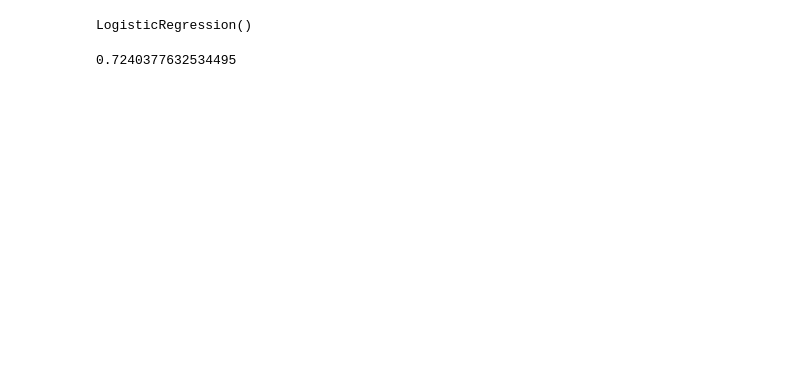
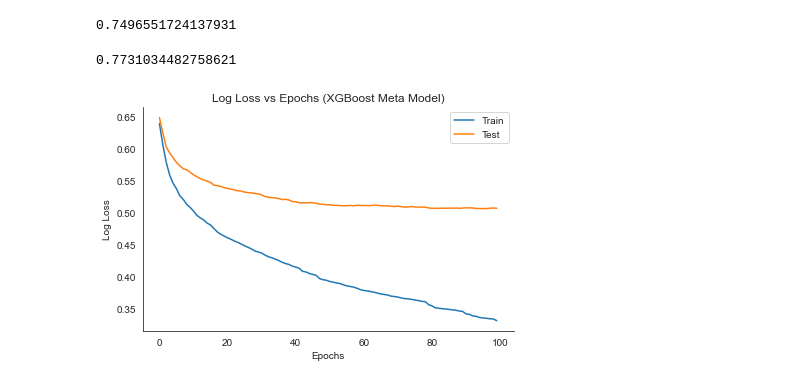
Before and after one commit to adithyabsk/bird_audio, a Jupyter notebook: notebooks/4.0-ab-metadata-model.ipynb, the cells around one changed output. Saved outputs shown, nothing was run; the diff lists cells and outputs as text; code cells hidden in the pictures; blank space fills up the shorter version.

```diff
--- a/notebooks/4.0-ab-metadata-model.ipynb
+++ b/notebooks/4.0-ab-metadata-model.ipynb
@@ -82,0 +58,8 @@ feature_mapper = DataFrameMapper(
+# %%
+# Set up date and time columns
+svc_df.date = pd.to_datetime(svc_df.date, format="%Y-%m-%d", errors="coerce")
+svc_df.time = pd.to_datetime(svc_df.time, format="%H:%M", errors="coerce")
+svc_df["month"] = svc_df.date.dt.month
+svc_df["day"] = svc_df.date.dt.day
+svc_df["hour"] = svc_df.time.dt.hour
+svc_df["minute"] = svc_df.time.dt.minute
@@ -83,5 +146,5 @@ feature_mapper = DataFrameMapper(
 # %%
-X_feat_df = feature_mapper.fit_transform(X_df)
+X_feat_df = feature_mapper.fit_transform(X_df, y_df["pred"])
 X_train, X_test = (
     X_feat_df[X_feat_df.id.isin(train_ids)].drop(columns=["id"]),
     X_feat_df[X_feat_df.id.isin(test_ids)].drop(columns=["id"]),
@@ -93,9 +173,39 @@ y_train, y_test = (
 # %%
 lr = LogisticRegression()
 lr.fit(X_train, y_train)
+
+print(lr.score(X_test, y_test))
 # %% [output]
-LogisticRegression()
+0.7496551724137931
-# %%
-print(lr.score(X_test, y_test))
-# %% [output]
-0.7240377632534495
+# %%
+xgb_clf = xgb.XGBClassifier()
+eval_set = [(X_train, y_train), (X_test, y_test)]
+xgb_clf.fit(
+    X_train, y_train, eval_metric=["error", "logloss"], eval_set=eval_set, verbose=False
+)
+
+print(xgb_clf.score(X_test, y_test))
+# %% [output]
+0.7731034482758621
+# %%
+# Loss
+# retrieve performance metrics
+results = xgb_clf.evals_result()
+epochs = len(results["validation_0"]["error"])
+x_axis = range(0, epochs)
+
+# plot log loss
+f, ax = plt.subplots()
+ax.plot(x_axis, results["validation_0"]["logloss"], label="Train")
+ax.plot(x_axis, results["validation_1"]["logloss"], label="Test")
+ax.legend()
+sns.despine(f, ax)
+plt.ylabel("Log Loss")
+plt.xlabel("Epochs")
+plt.title("Log Loss vs Epochs (XGBoost Meta Model)")
+
+f.tight_layout()
+fig_name = "svc_meta_xgb_loss.png"
+f.savefig(f"assets/{fig_name}", dpi=150);
+# %% [output]
+[figure, added]
```
Also changed, not shown: parts of 6 cells of this notebook, 6 other files.
